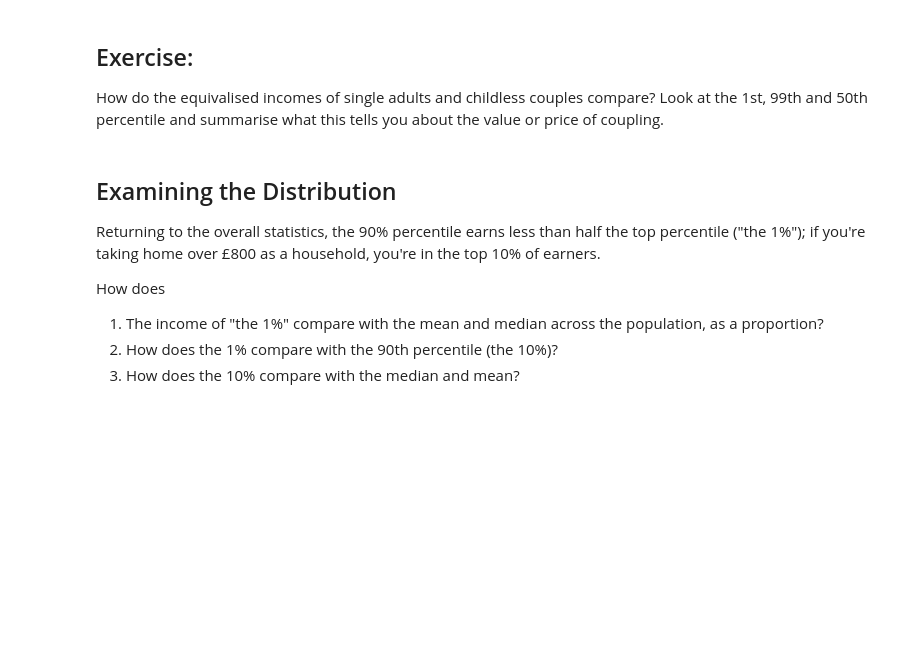
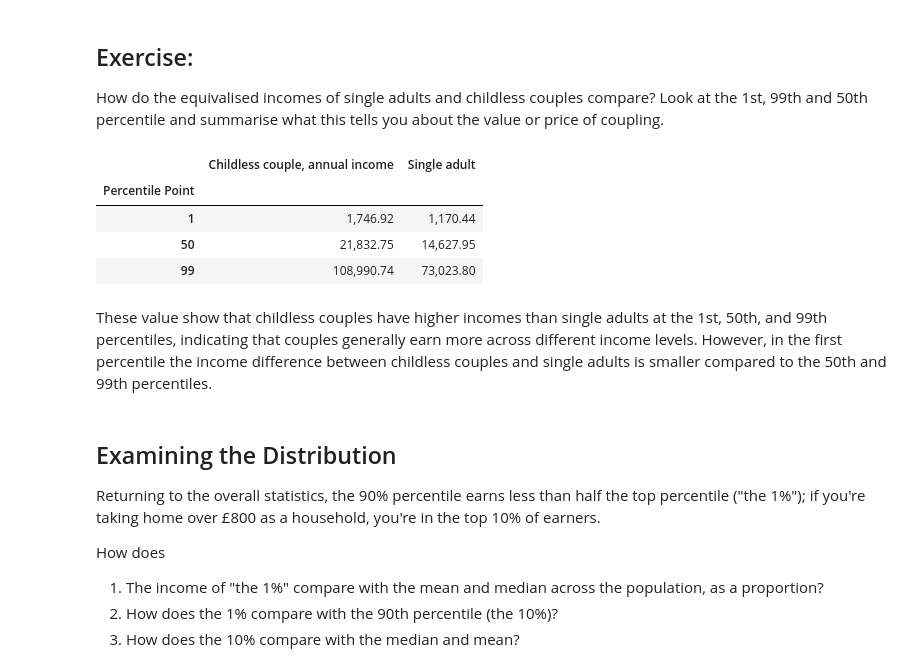
Before and after one commit to rebeccaastaix/QM2, a Jupyter notebook: notebooks/W02. Pandas.ipynb, the cells around one changed output. Cells and saved outputs as stored; diff of their text form; code cells hidden in the pictures; blank space fills up the shorter version.

```diff
--- a/notebooks/W02. Pandas.ipynb
+++ b/notebooks/W02. Pandas.ipynb
@@ -196,6 +183,16 @@ So, to recap, we can now access a particular **row** using *loc[index number]*,
 ## Exercise:
 
 How do the equivalised incomes of single adults and childless couples compare? Look at the 1st, 99th and 50th percentile and summarise what this tells you about the value or price of coupling.
+# %%
+income[['Childless couple, annual income','Single adult']].loc[[1, 50, 99]]
+# %% [output]
+|  | Childless couple, annual income | Single adult |
+| Percentile Point |  |  |
+| 1 | 1,746.92 | 1,170.44 |
+| 50 | 21,832.75 | 14,627.95 |
+| 99 | 108,990.74 | 73,023.80 |
+# %% [markdown]
+These value show that childless couples have higher incomes than single adults at the 1st, 50th, and 99th percentiles, indicating that couples generally earn more across different income levels. However, in the first percentile the income difference between childless couples and single adults is smaller compared to the 50th and 99th percentiles.
 # %% [markdown]
 ## Examining the Distribution
 
```
Also changed, not shown: parts of 7 cells of this notebook.
